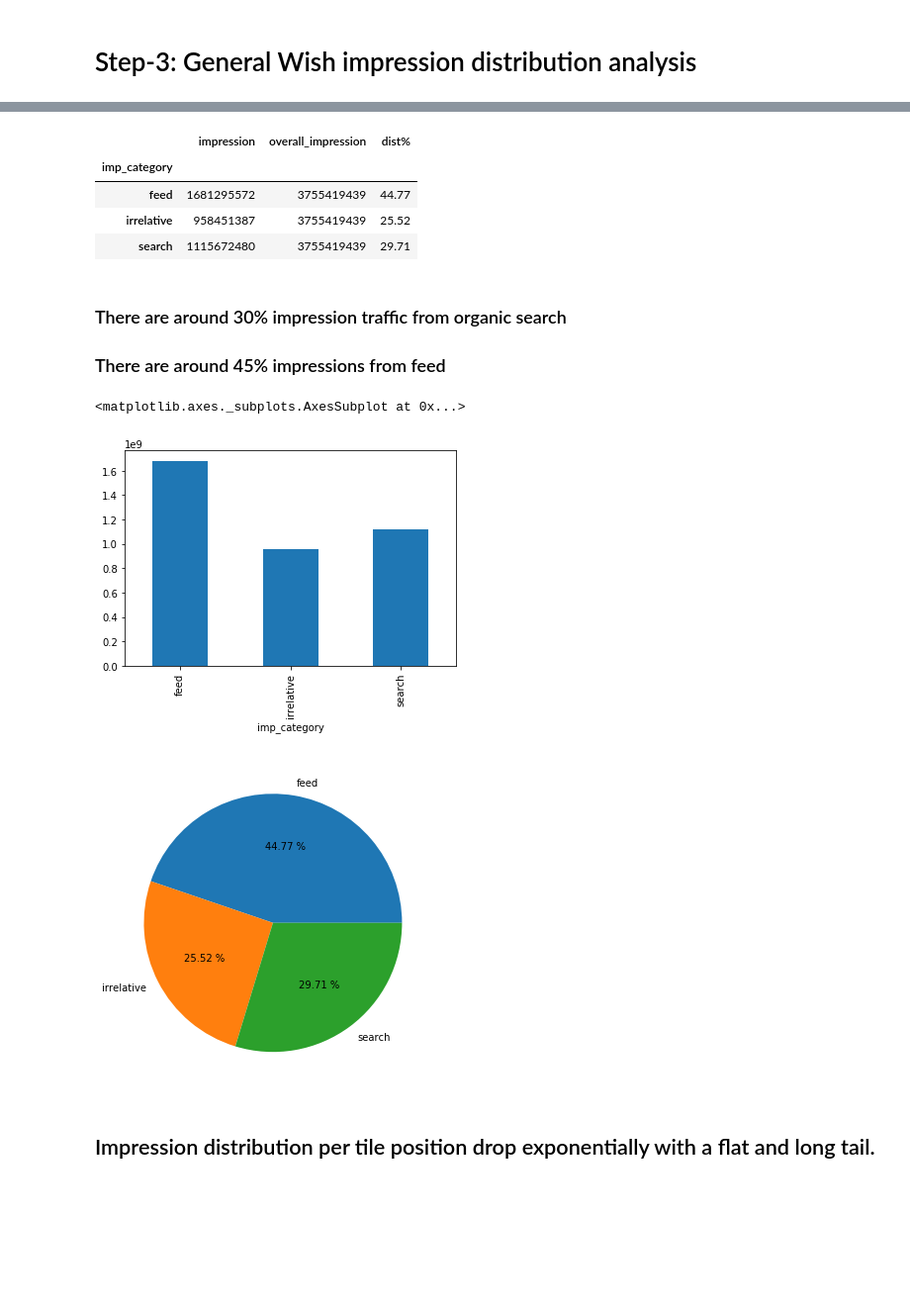
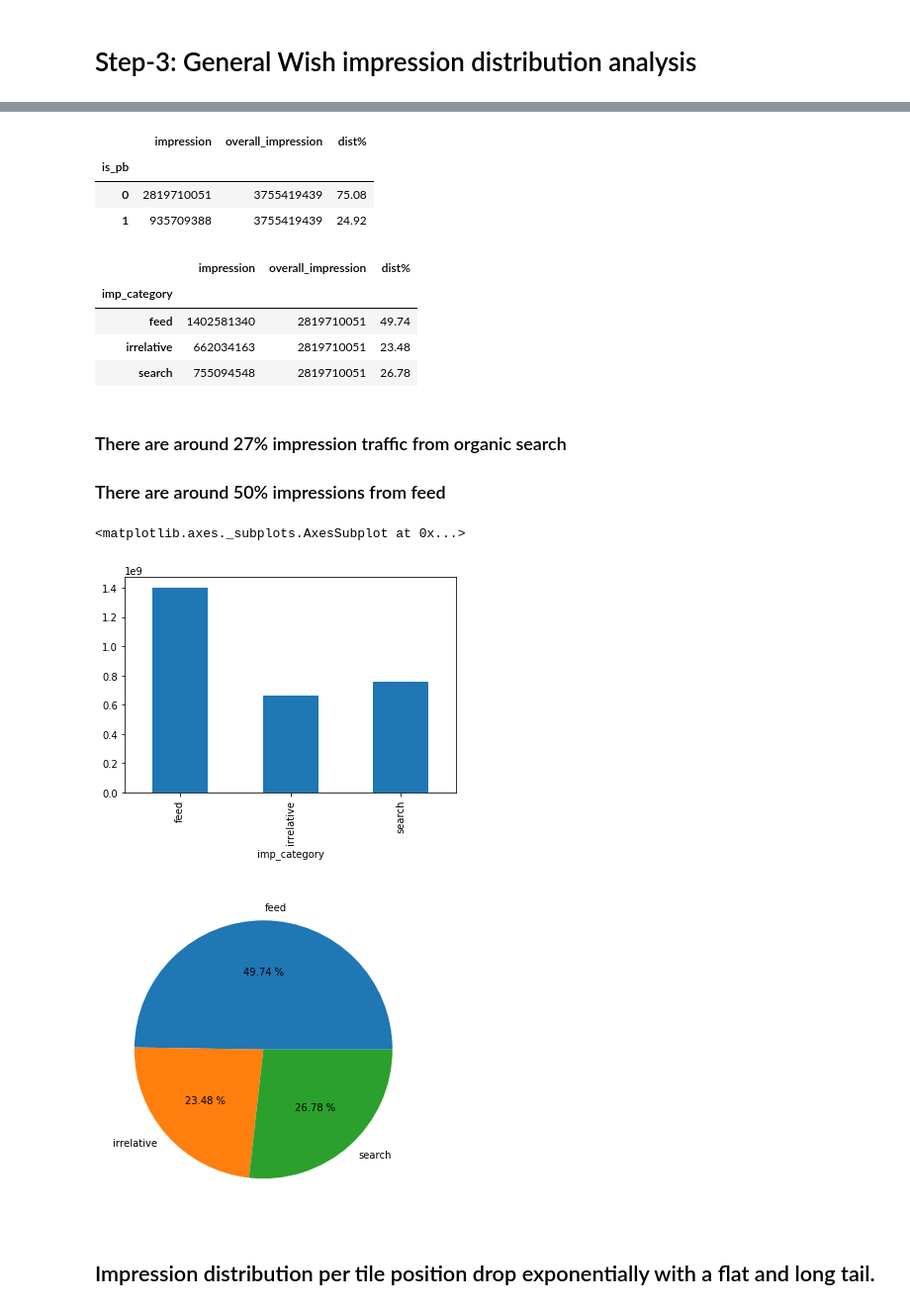
Before and after one commit to zzhang-wish/zzhang_logistics, a Jupyter notebook: EPC_prod_boost/EPC_boost_opportunity_analysis.ipynb, the cells around one changed output, grey strips where cells are left out. Shown at 99% size. Drawn from its saved outputs; the diff is of its cells as text; code cells hidden in the pictures; blank space fills up the shorter version.

Commit message:
checkpoint of EPC boosting analysis

```diff
--- a/EPC_prod_boost/EPC_boost_opportunity_analysis.ipynb
+++ b/EPC_prod_boost/EPC_boost_opportunity_analysis.ipynb
@@ -161,6 +182,8 @@ df_imp_epc.head()
 | 4 | NaN | 5 | NaN | NaN | NaN | AR | 43 | 110 | ... |
 # %%
 df_imp_epc['is_epc_covered'] = df_imp_epc['epc_impression'].apply(lambda x : 1 if x >= 1 else 0)
+# %%
+df_imp_epc['is_pb'] = df_imp_epc['boost_source'].apply(lambda x : 1 if x >= 1 else 0)
 # %%
 df_imp_epc.head()
 # %% [output]
@@ -175,32 +202,43 @@ df_imp_epc.head()
+# %%
+data = pd.DataFrame(df_imp_epc_groupby_is_pb.impression.sum())
+data['overall_impression'] = df_imp_epc.impression.sum()
+data['dist%'] = round(100*data.impression/data.overall_impression,2)
+#data.reset_index(drop=False, inplace=True)
+data
+# %% [output]
+|  | impression | overall_impression | dist% |
+| is_pb |  |  |  |
+| 0 | 2819710051 | 3755419439 | 75.08 |
+| 1 | 935709388 | 3755419439 | 24.92 |
 # %%
-df_imp_epc_groupby_imp_category = df_imp_epc.groupby('imp_category')
+df_imp_epc_groupby_imp_category = df_imp_epc[df_imp_epc["is_pb"]==0].groupby('imp_category')
 # %%
-data = pd.DataFrame(df_imp_epc_groupby_imp_category.impression.sum())
-data['overall_impression'] = df_imp_epc.impression.sum()
-data['dist%'] = round(100*data.impression/data.overall_impression,2)
-data
+data2 = pd.DataFrame(df_imp_epc_groupby_imp_category.impression.sum())
+data2['overall_impression'] = df_imp_epc[df_imp_epc["is_pb"]==0].impression.sum()
+data2['dist%'] = round(100*data2.impression/data2.overall_impression,2)
+data2
 # %% [output]
 |  | impression | overall_impression | dist% |
 | imp_category |  |  |  |
-| feed | 1681295572 | 3755419439 | 44.77 |
-| irrelative | 958451387 | 3755419439 | 25.52 |
-| search | 1115672480 | 3755419439 | 29.71 |
+| feed | 1402581340 | 2819710051 | 49.74 |
+| irrelative | 662034163 | 2819710051 | 23.48 |
+| search | 755094548 | 2819710051 | 26.78 |
 # %% [markdown]
-### There are around 30% impression traffic from organic search
-### There are around 45% impressions from feed
+### There are around 27% impression traffic from organic search
+### There are around 50% impressions from feed
 # %%
-data.impression.plot(kind='bar')
+data2.impression.plot(kind='bar')
 # %% [output]
 <matplotlib.axes._subplots.AxesSubplot at 0x...>
-[figure, old version]
+[figure, new version]
 # %%
 plt.figure(figsize=(6, 6))
-fracs = data['dist%']
+fracs = data2['dist%']
 labels = ['feed', 'irrelative', 'search']
 plt.pie(fracs, labels=labels, autopct='%.2f %%')
 plt.show()
 # %% [output]
-[figure, old version]
+[figure, new version]
 # %% [markdown]
 ## Impression distribution per tile position drop exponentially with a flat and long tail.
 # %%
```
Also changed, not shown: parts of 29 cells of this notebook.
